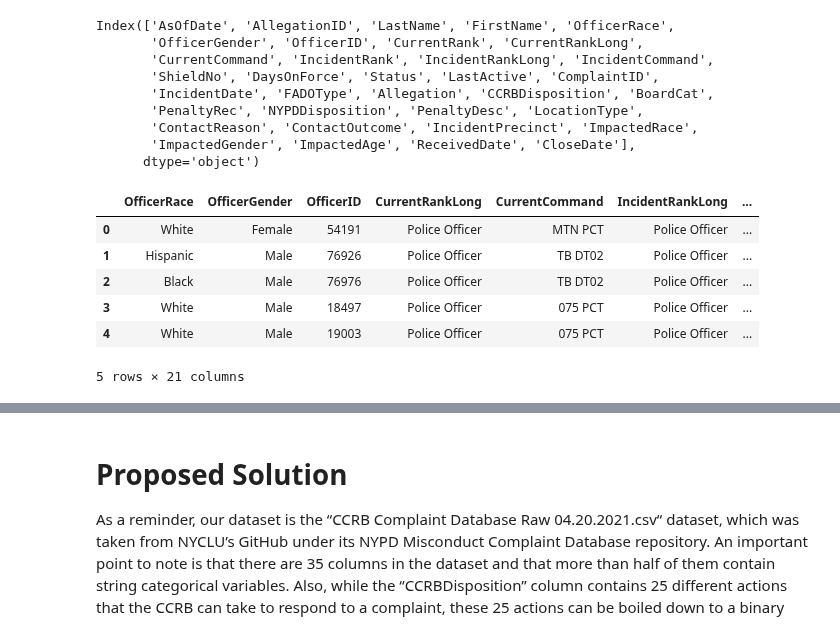
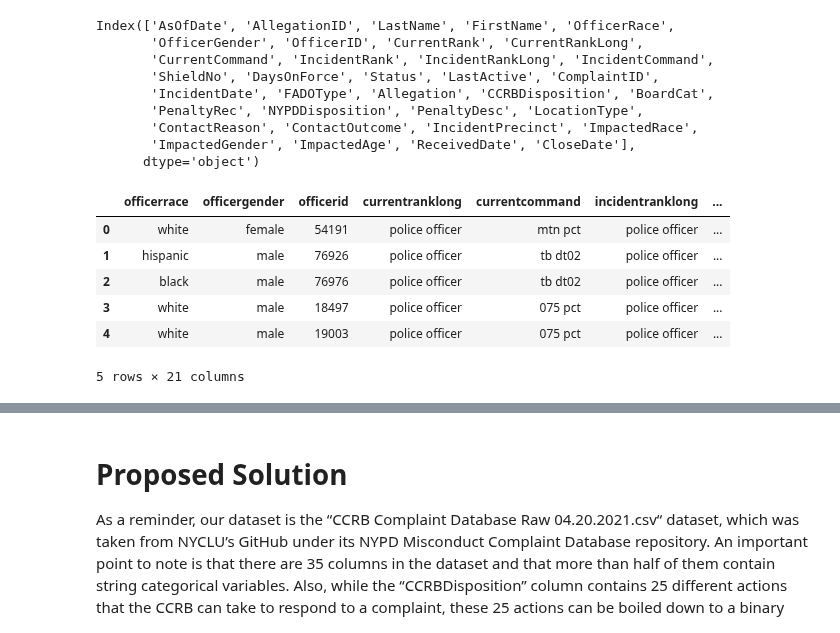
Before and after one commit to COGS118A/Group015-Wi23, a Jupyter notebook: CheckpointGroup015-Wi23.ipynb, the cells around one changed output, grey strips where cells are left out. Saved outputs shown, nothing was run; the diff lists cells and outputs as text; code cells hidden in the pictures.

```diff
--- a/CheckpointGroup015-Wi23.ipynb
+++ b/CheckpointGroup015-Wi23.ipynb
@@ -130,16 +130,23 @@ Index(['AsOfDate', 'AllegationID', 'LastName', 'FirstName', 'OfficerRace',
 # %%
 # DATA CLEANING
 # get rid of AsOfDate, AllegationID, LastName, FirstName, ComplaintID, PenaltyRec, NYPDDisposition, PenaltyDesc,
 # LocationType, ReceivedDate, CloseDate
 ccrb = ccrb.drop(columns = ["AsOfDate", "AllegationID", "LastName", "FirstName", "ShieldNo", "ComplaintID",
                             "PenaltyRec", "NYPDDisposition", "PenaltyDesc", "LocationType", "ReceivedDate",
                             "CloseDate", "IncidentRank", "CurrentRank"])
+
+# lowercase all column names and strings in column names
+ccrb.columns= ccrb.columns.str.lower()
+for column in list(ccrb.columns):
+    if type(ccrb[column][0]) == str:
+        ccrb[column] = ccrb[column].str.lower()
+
 ccrb.head()
 # %% [output]
-|  | OfficerRace | OfficerGender | OfficerID | CurrentRankLong | CurrentCommand | IncidentRankLong | ... |
-| 0 | White | Female | 54191 | Police Officer | MTN PCT | Police Officer | ... |
-| 1 | Hispanic | Male | 76926 | Police Officer | TB DT02 | Police Officer | ... |
-| 2 | Black | Male | 76976 | Police Officer | TB DT02 | Police Officer | ... |
-| 3 | White | Male | 18497 | Police Officer | 075 PCT | Police Officer | ... |
-| 4 | White | Male | 19003 | Police Officer | 075 PCT | Police Officer | ... |
+|  | officerrace | officergender | officerid | currentranklong | currentcommand | incidentranklong | ... |
+| 0 | white | female | 54191 | police officer | mtn pct | police officer | ... |
+| 1 | hispanic | male | 76926 | police officer | tb dt02 | police officer | ... |
+| 2 | black | male | 76976 | police officer | tb dt02 | police officer | ... |
+| 3 | white | male | 18497 | police officer | 075 pct | police officer | ... |
+| 4 | white | male | 19003 | police officer | 075 pct | police officer | ... |
 5 rows × 21 columns
```
Also changed, not shown: parts of 3 cells of this notebook.
